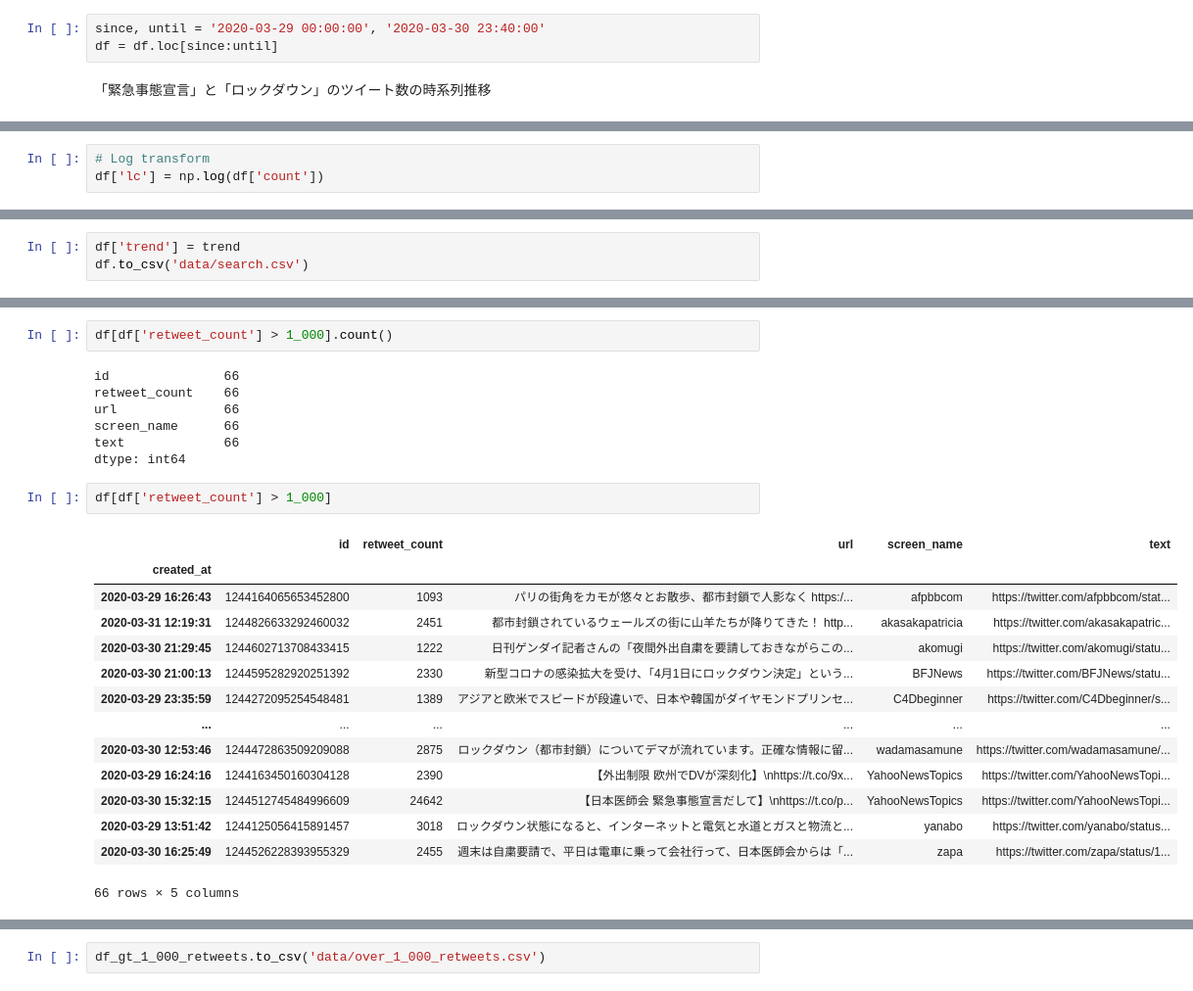
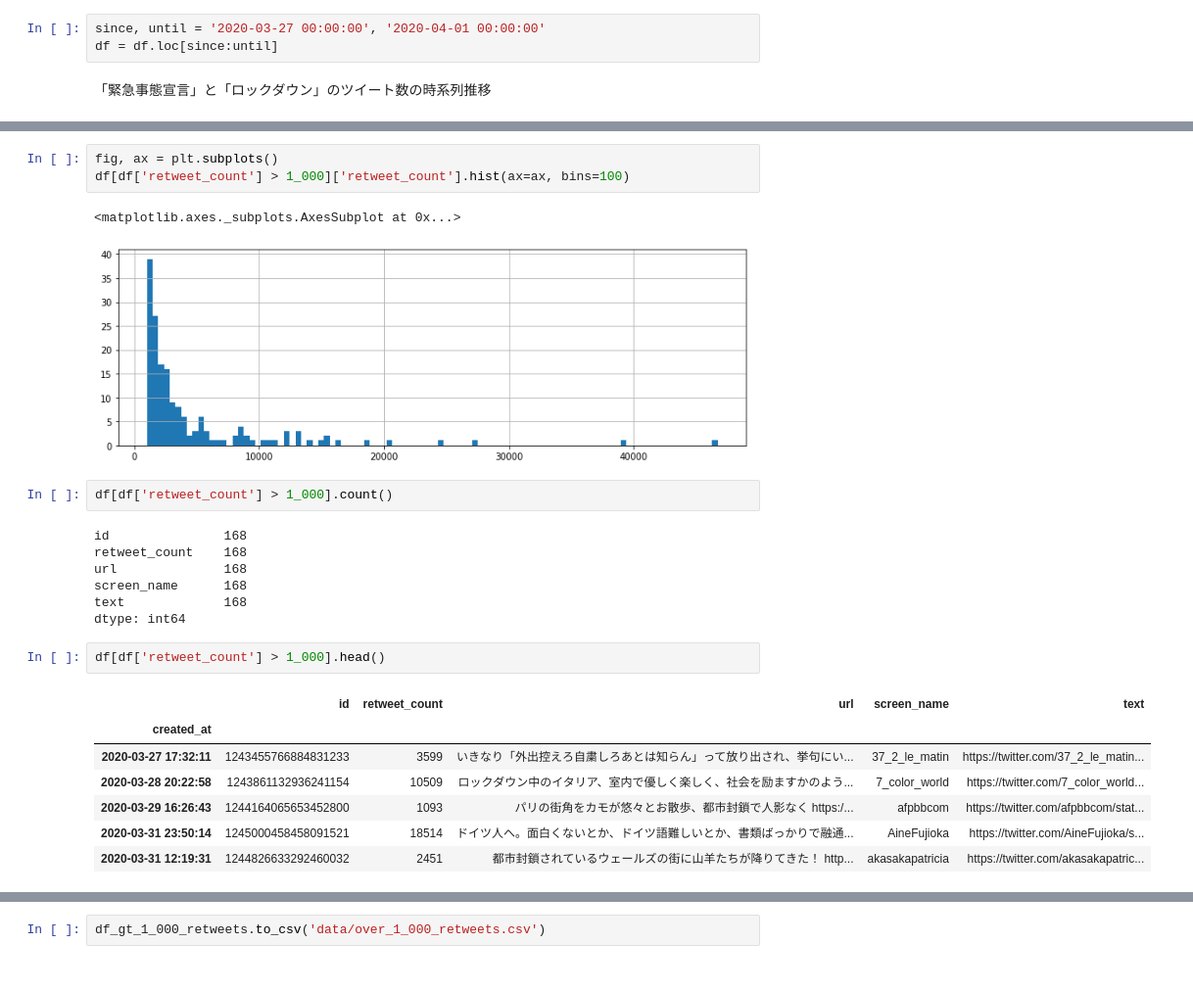
Before and after one commit to p-baleine/fabrication_of_state_of_emergency_20200330, a Jupyter notebook: 「4月1日に緊急事態宣言」の拡散の推移について.ipynb, the cells around one changed output, grey strips where cells are left out. Shown at 98% size. Drawn from its saved outputs; the diff is of its cells as text.

```diff
--- a/「4月1日に緊急事態宣言」の拡散の推移について.ipynb
+++ b/「4月1日に緊急事態宣言」の拡散の推移について.ipynb
@@ -95,6 +95,6 @@ created_at
 2020-04-01 02:20:00    417
 # %%
-since, until = '2020-03-29 00:00:00', '2020-03-30 23:40:00'
+since, until = '2020-03-27 00:00:00', '2020-04-01 00:00:00'
 df = df.loc[since:until]
 # %% [markdown]
 「緊急事態宣言」と「ロックダウン」のツイート数の時系列推移
@@ -156,3 +106,0 @@ class LocalLinearTrend(sm.tsa.statespace.MLEModel):
-# %%
-# Log transform
-df['lc'] = np.log(df['count'])
@@ -239,3 +214,0 @@ plot_log_count_and_trend(search_df, trend)
-# %%
-df['trend'] = trend
-df.to_csv('data/search.csv')
@@ -317,26 +304,25 @@ dtype: int64
+# %%
+fig, ax = plt.subplots()
+df[df['retweet_count'] > 1_000]['retweet_count'].hist(ax=ax, bins=100)
+# %% [output]
+<matplotlib.axes._subplots.AxesSubplot at 0x...>
+[figure, added]
 # %%
 df[df['retweet_count'] > 1_000].count()
 # %% [output]
-id               66
-retweet_count    66
-url              66
-screen_name      66
-text             66
+id               168
+retweet_count    168
+url              168
+screen_name      168
+text             168
 dtype: int64
 # %%
-df[df['retweet_count'] > 1_000]
+df[df['retweet_count'] > 1_000].head()
 # %% [output]
 |  | id | retweet_count | url | screen_name | text |
 | created_at |  |  |  |  |  |
+| 2020-03-27 17:32:11 | 1243455766884831233 | 3599 | いきなり「外出控えろ自粛しろあとは知らん」って放り出され、挙句にい... | 37_2_le_matin | https://twitter.com/37_2_le_matin... |
+| 2020-03-28 20:22:58 | 1243861132936241154 | 10509 | ロックダウン中のイタリア、室内で優しく楽しく、社会を励ますかのよう... | 7_color_world | https://twitter.com/7_color_world... |
 | 2020-03-29 16:26:43 | 1244164065653452800 | 1093 | パリの街角をカモが悠々とお散歩、都市封鎖で人影なく https:/... | afpbbcom | https://twitter.com/afpbbcom/stat... |
+| 2020-03-31 23:50:14 | 1245000458458091521 | 18514 | ドイツ人へ。面白くないとか、ドイツ語難しいとか、書類ばっかりで融通... | AineFujioka | https://twitter.com/AineFujioka/s... |
 | 2020-03-31 12:19:31 | 1244826633292460032 | 2451 | 都市封鎖されているウェールズの街に山羊たちが降りてきた！ http... | akasakapatricia | https://twitter.com/akasakapatric... |
-| 2020-03-30 21:29:45 | 1244602713708433415 | 1222 | 日刊ゲンダイ記者さんの「夜間外出自粛を要請しておきながらこの... | akomugi | https://twitter.com/akomugi/statu... |
-| 2020-03-30 21:00:13 | 1244595282920251392 | 2330 | 新型コロナの感染拡大を受け、「4月1日にロックダウン決定」という... | BFJNews | https://twitter.com/BFJNews/statu... |
-| 2020-03-29 23:35:59 | 1244272095254548481 | 1389 | アジアと欧米でスピードが段違いで、日本や韓国がダイヤモンドプリンセ... | C4Dbeginner | https://twitter.com/C4Dbeginner/s... |
-| ... | ... | ... | ... | ... | ... |
-| 2020-03-30 12:53:46 | 1244472863509209088 | 2875 | ロックダウン（都市封鎖）についてデマが流れています。正確な情報に留... | wadamasamune | https://twitter.com/wadamasamune/... |
-| 2020-03-29 16:24:16 | 1244163450160304128 | 2390 | 【外出制限 欧州でDVが深刻化】\nhttps://t.co/9x... | YahooNewsTopics | https://twitter.com/YahooNewsTopi... |
-| 2020-03-30 15:32:15 | 1244512745484996609 | 24642 | 【日本医師会 緊急事態宣言だして】\nhttps://t.co/p... | YahooNewsTopics | https://twitter.com/YahooNewsTopi... |
-| 2020-03-29 13:51:42 | 1244125056415891457 | 3018 | ロックダウン状態になると、インターネットと電気と水道とガスと物流と... | yanabo | https://twitter.com/yanabo/status... |
-| 2020-03-30 16:25:49 | 1244526228393955329 | 2455 | 週末は自粛要請で、平日は電車に乗って会社行って、日本医師会からは「... | zapa | https://twitter.com/zapa/status/1... |
-66 rows × 5 columns
```
Also changed, not shown: parts of 30 cells of this notebook.
